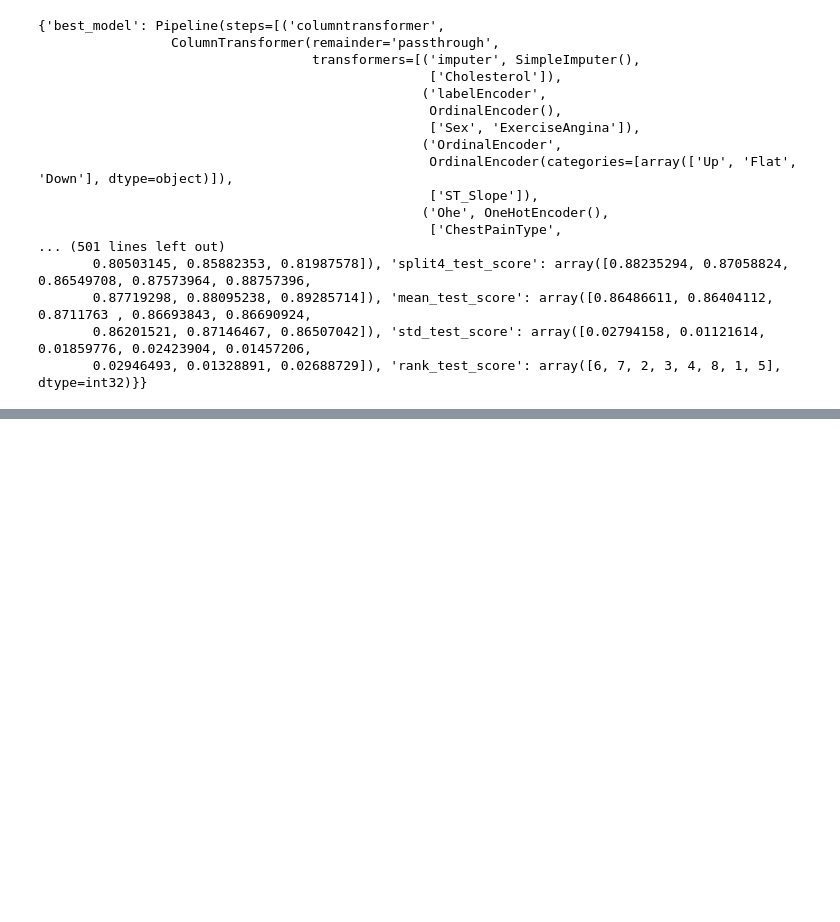
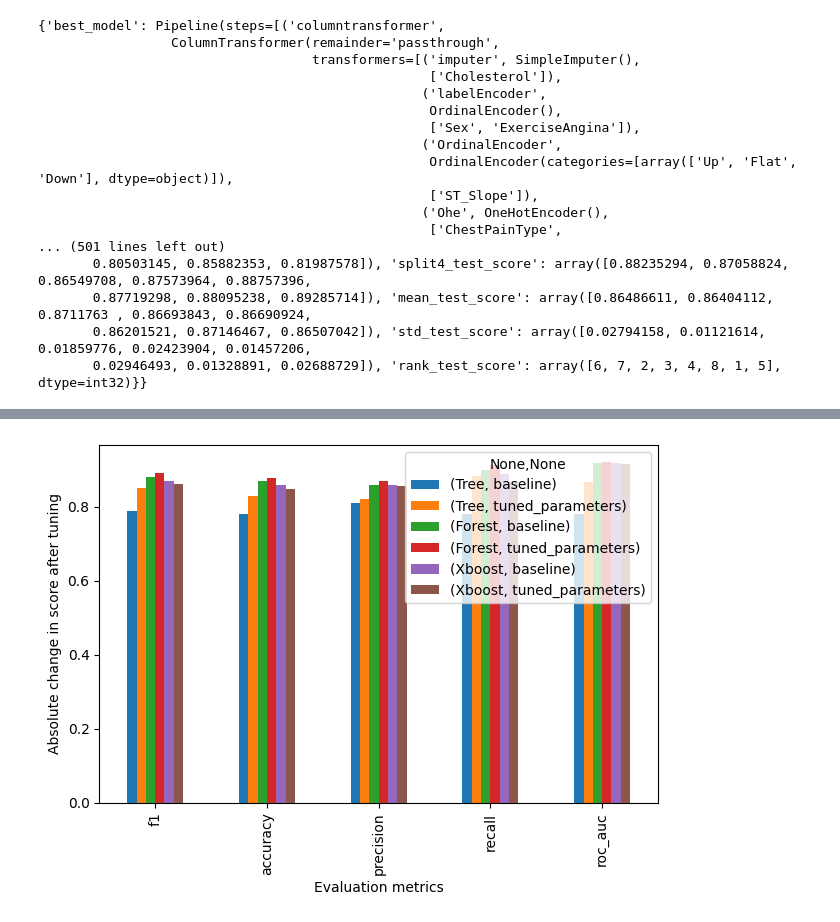
Before and after one commit to Luka-998/ml-concepts-visualized, a Jupyter notebook: DecisionTrees/03_HeartDataCompletePipeline.ipynb, the cells around one changed output, grey strips where cells are left out. Cells and saved outputs as stored; diff of their text form; code cells hidden in the pictures; blank space fills up the shorter version.

```diff
--- a/DecisionTrees/03_HeartDataCompletePipeline.ipynb
+++ b/DecisionTrees/03_HeartDataCompletePipeline.ipynb
@@ -824,0 +585,4 @@ collect_df_optimized.sort_values(by='f1',ascending=False,axis=1)
+# %%
+data_difference = pd_scores_baseline.compare(collect_df_optimized)
+# %%
+data_difference.rename(mapper={'self':'baseline','other':'tuned_parameters'},axis=1,inplace=True)
@@ -824,0 +599,7 @@ collect_df_optimized.sort_values(by='f1',ascending=False,axis=1)
+# %%
+data_difference.plot(kind='bar')
+plt.xlabel('Evaluation metrics')
+plt.ylabel('Absolute change in score after tuning')
+plt.tight_layout()
+# %% [output]
+[figure, added]
```
Also changed, not shown: parts of 79 cells of this notebook.
